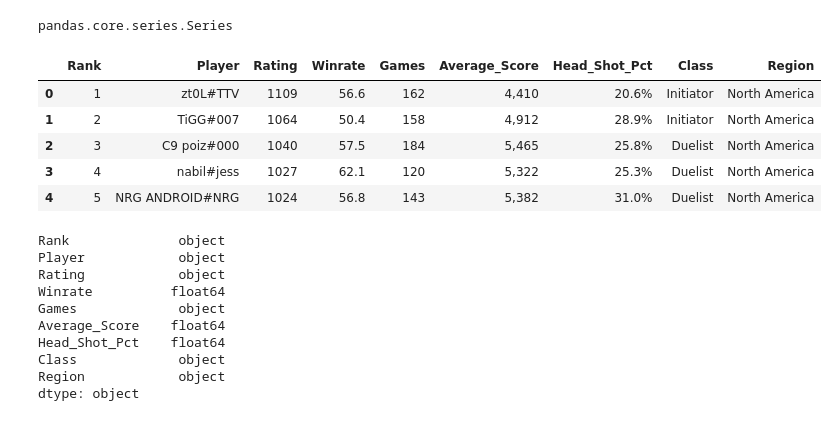
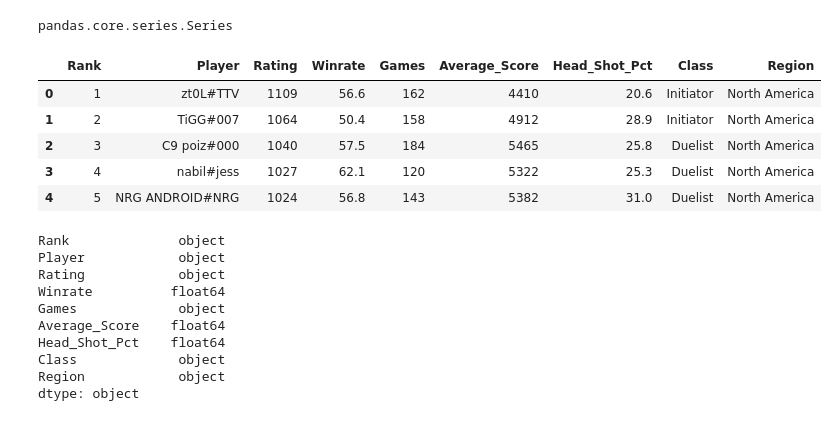
Before and after one commit to ericyeonpark/valorant-top500-analysis, a Jupyter notebook: notebooks/Valorant_WebScraping.ipynb, the cells around one changed output. Drawn from its saved outputs; the diff is of its cells as text; code cells hidden in the pictures.

```diff
--- a/notebooks/Valorant_WebScraping.ipynb
+++ b/notebooks/Valorant_WebScraping.ipynb
@@ -845,12 +845,12 @@ def wrangle(df):
     df.rename(columns={'Avg.Score':'Average_Score', 'HS%':'Head_Shot_Pct'}, inplace=True)
 
     # #remove spaces and symbols
-    # df['Winrate'] = df['Winrate'].str.replace('%', '')
-    # df['Head_Shot_Pct'] = df['Head_Shot_Pct'].str.replace('%', '')
-    # df['Average_Score'] = df['Average_Score'].str.replace(',', '')
+    df['Winrate'] = df['Winrate'].str.replace('%', '')
+    df['Head_Shot_Pct'] = df['Head_Shot_Pct'].str.replace('%', '')
+    df['Average_Score'] = df['Average_Score'].str.replace(',', '')
 
     #convert numeric strings to floats
-    # df['Winrate'] = df['Winrate'].astype('float')
+    df['Winrate'] = df['Winrate'].astype('float')
     # df['Head_Shot_Pct'] = df['Head_Shot_Pct'].astype('float')
     # df['Average_Score'] = df['Average_Score'].astype('float')
     # df['Rank'] = df['Rank'].astype('int32')
@@ -861,16 +861,25 @@ def wrangle(df):
     # drop region for model clarity
 
     return df
-# %%
-df_wrangled = wrangle(df_final)
-df_wrangled.head()
-# %% [output]
-|  | Rank | Player | Rating | Winrate | Games | Average_Score | Head_Shot_Pct | Class | Region |
-| 0 | 1 | zt0L#TTV | 1109 | 56.6 | 162 | 4,410 | 20.6% | Initiator | North America |
-| 1 | 2 | TiGG#007 | 1064 | 50.4 | 158 | 4,912 | 28.9% | Initiator | North America |
-| 2 | 3 | C9 poiz#000 | 1040 | 57.5 | 184 | 5,465 | 25.8% | Duelist | North America |
-| 3 | 4 | nabil#jess | 1027 | 62.1 | 120 | 5,322 | 25.3% | Duelist | North America |
-| 4 | 5 | NRG ANDROID#NRG | 1024 | 56.8 | 143 | 5,382 | 31.0% | Duelist | North America |
+# %%
+# Reset df_final to fix attribute errors
+df_final = pd.concat([df_NA,
+                   df_EU,
+                   df_KR,
+                   df_BR,
+                   df_LA,
+                   df_AP])
+
+# clean data according to wrangle function
+df_wrangled = wrangle(df_final)
+df_wrangled.head()
+# %% [output]
+|  | Rank | Player | Rating | Winrate | Games | Average_Score | Head_Shot_Pct | Class | Region |
+| 0 | 1 | zt0L#TTV | 1109 | 56.6 | 162 | 4410 | 20.6 | Initiator | North America |
+| 1 | 2 | TiGG#007 | 1064 | 50.4 | 158 | 4912 | 28.9 | Initiator | North America |
+| 2 | 3 | C9 poiz#000 | 1040 | 57.5 | 184 | 5465 | 25.8 | Duelist | North America |
+| 3 | 4 | nabil#jess | 1027 | 62.1 | 120 | 5322 | 25.3 | Duelist | North America |
+| 4 | 5 | NRG ANDROID#NRG | 1024 | 56.8 | 143 | 5382 | 31.0 | Duelist | North America |
 # %%
 df_wrangled.dtypes
 # %% [output]
```
